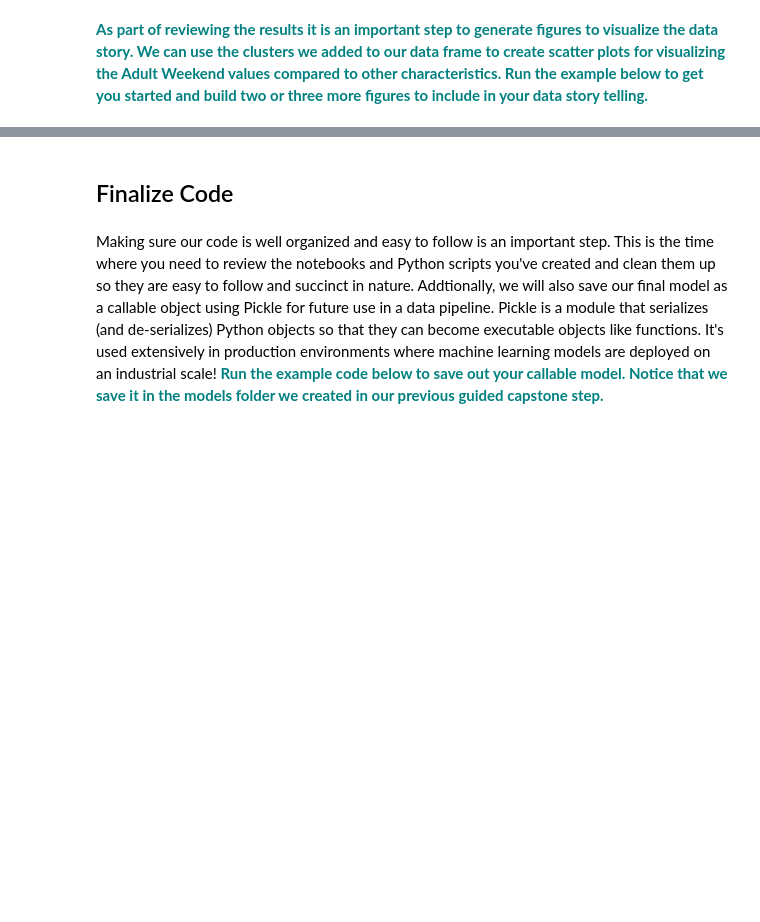
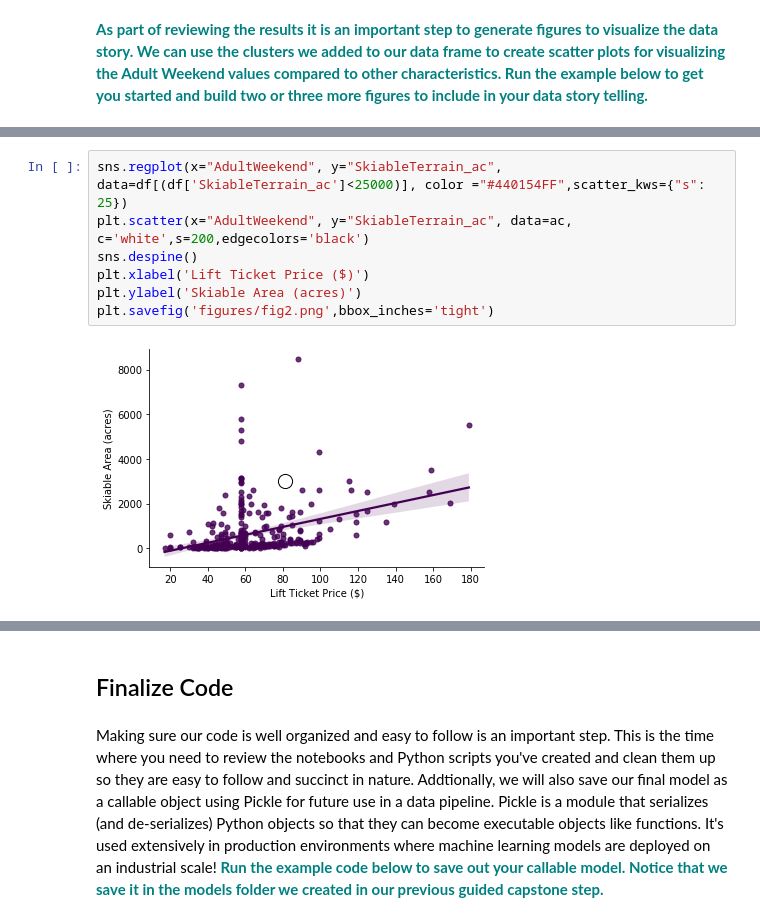
Before and after one commit to reetibhagat/guided_capstone_project, a Jupyter notebook: final_documentation/GuidedCapstone_final_documentationStep6HL.ipynb, the cells around one changed output, grey strips where cells are left out. Saved outputs shown, nothing was run; the diff lists cells and outputs as text; blank space fills up the shorter version.

```diff
--- a/final_documentation/GuidedCapstone_final_documentationStep6HL.ipynb
+++ b/final_documentation/GuidedCapstone_final_documentationStep6HL.ipynb
@@ -165,0 +162,9 @@ plt.savefig('figures/fig1.png',bbox_inches='tight')
+# %%
+sns.regplot(x="AdultWeekend", y="SkiableTerrain_ac", data=df[(df['SkiableTerrain_ac']<25000)], color ="#440154FF",scatter_kws={"s": 25})
+plt.scatter(x="AdultWeekend", y="SkiableTerrain_ac", data=ac, c='white',s=200,edgecolors='black')
+sns.despine()
+plt.xlabel('Lift Ticket Price ($)')
+plt.ylabel('Skiable Area (acres)')
+plt.savefig('figures/fig2.png',bbox_inches='tight')
+# %% [output]
+[figure, added]
```
Also changed, not shown: parts of 9 cells of this notebook.
